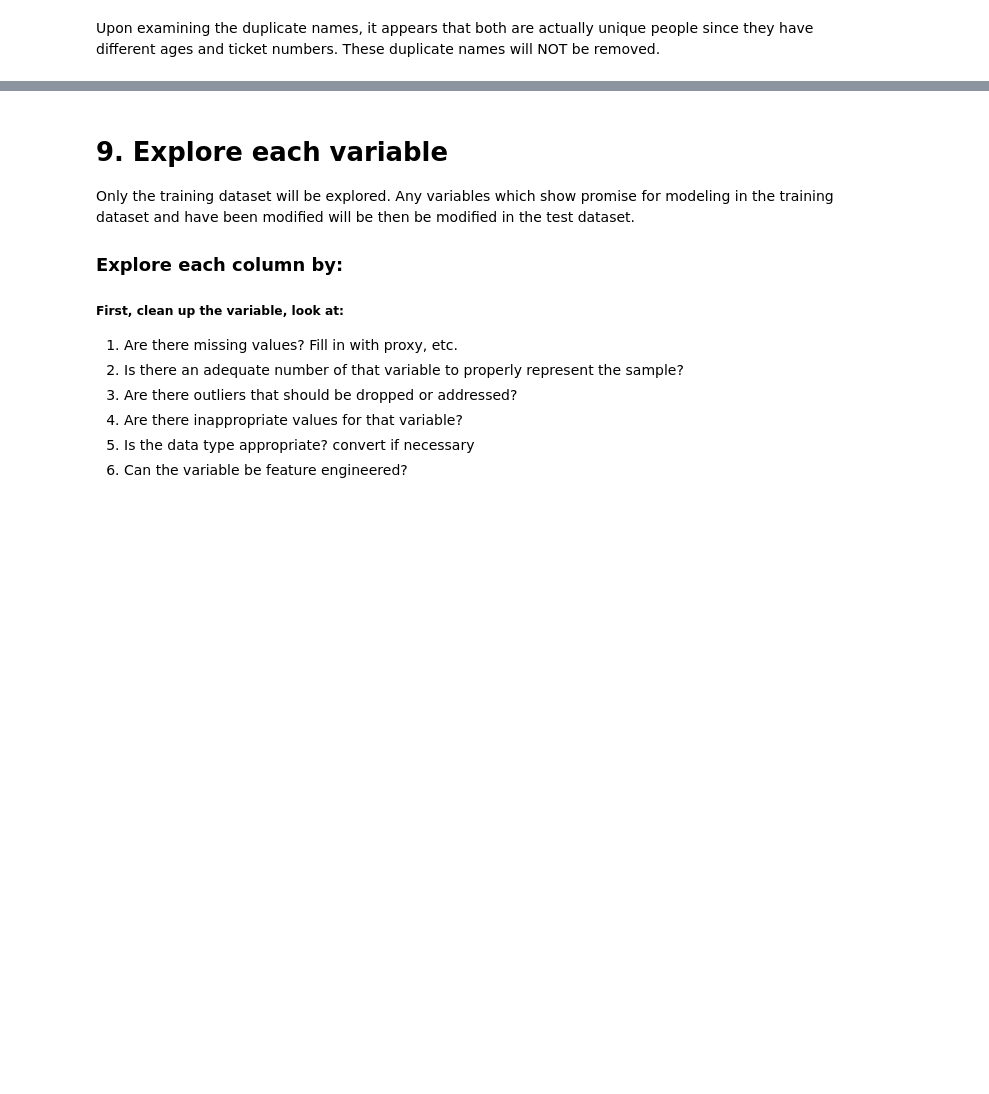
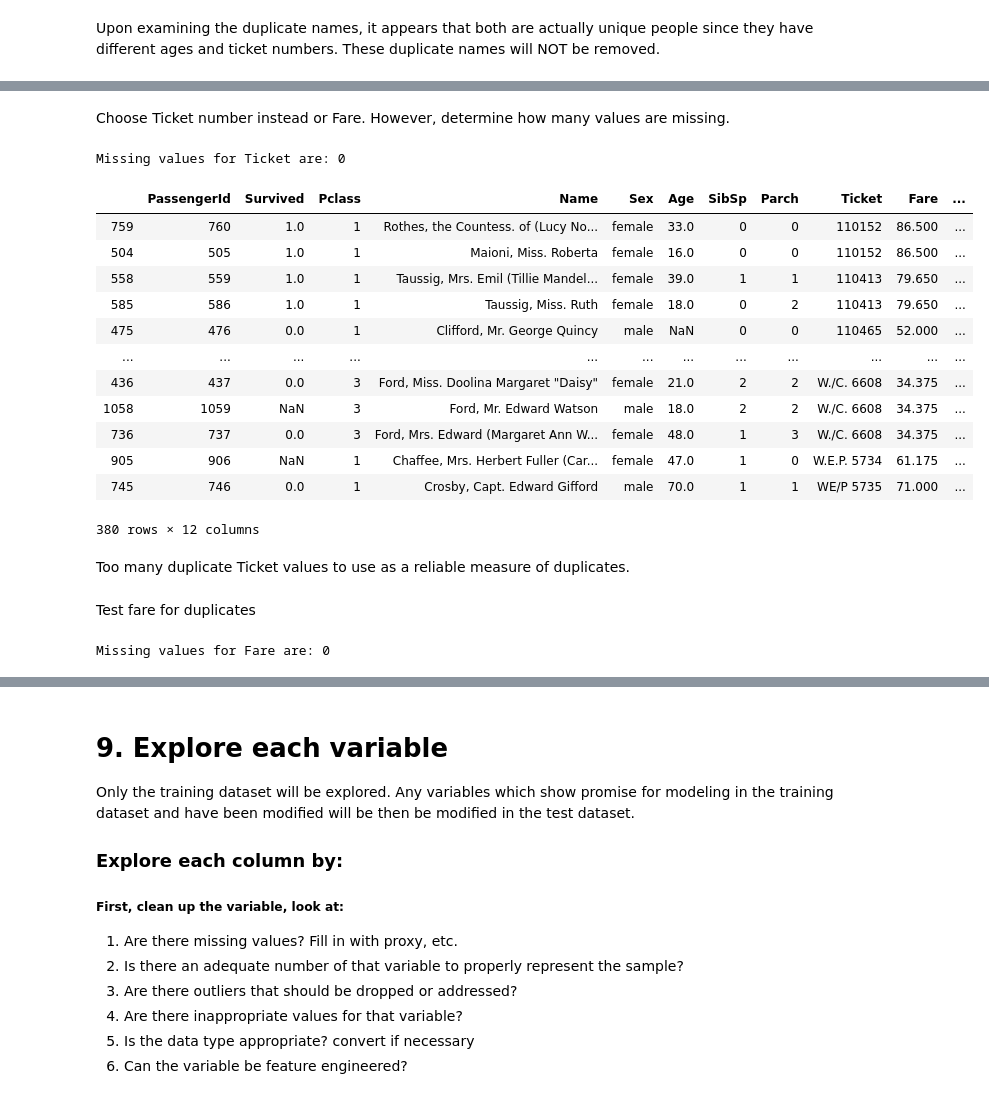
Before and after one commit to analyst8/titanic2020, a Jupyter notebook: titanic.ipynb, the cells around one changed output, grey strips where cells are left out. Cells and saved outputs as stored; diff of their text form; code cells hidden in the pictures; blank space fills up the shorter version.

```diff
--- a/titanic.ipynb
+++ b/titanic.ipynb
@@ -239,0 +256,38 @@ Upon examining the duplicate names, it appears that both are actually unique peo
+# %% [markdown]
+Choose Ticket number instead or Fare. However, determine how many values are missing.
+# %%
+# Determine how many values are missing
+# Do NOT want to use a variable that has a lot of missing values
+null_Ticket = train_df["Ticket"].isnull().sum()
+print("Missing values for Ticket are:", null_Ticket)
+# %% [output]
+Missing values for Ticket are: 0
+# %%
+duplicateTicket = combined_df[combined_df.duplicated(['Ticket'])]
+sortTicket = duplicateTicket.sort_values(by=['Ticket'])
+sortTicket
+# %% [output]
+|  | PassengerId | Survived | Pclass | Name | Sex | Age | SibSp | Parch | Ticket | Fare | ... |
+| 759 | 760 | 1.0 | 1 | Rothes, the Countess. of (Lucy No... | female | 33.0 | 0 | 0 | 110152 | 86.500 | ... |
+| 504 | 505 | 1.0 | 1 | Maioni, Miss. Roberta | female | 16.0 | 0 | 0 | 110152 | 86.500 | ... |
+| 558 | 559 | 1.0 | 1 | Taussig, Mrs. Emil (Tillie Mandel... | female | 39.0 | 1 | 1 | 110413 | 79.650 | ... |
+| 585 | 586 | 1.0 | 1 | Taussig, Miss. Ruth | female | 18.0 | 0 | 2 | 110413 | 79.650 | ... |
+| 475 | 476 | 0.0 | 1 | Clifford, Mr. George Quincy | male | NaN | 0 | 0 | 110465 | 52.000 | ... |
+| ... | ... | ... | ... | ... | ... | ... | ... | ... | ... | ... | ... |
+| 436 | 437 | 0.0 | 3 | Ford, Miss. Doolina Margaret "Daisy" | female | 21.0 | 2 | 2 | W./C. 6608 | 34.375 | ... |
+| 1058 | 1059 | NaN | 3 | Ford, Mr. Edward Watson | male | 18.0 | 2 | 2 | W./C. 6608 | 34.375 | ... |
+| 736 | 737 | 0.0 | 3 | Ford, Mrs. Edward (Margaret Ann W... | female | 48.0 | 1 | 3 | W./C. 6608 | 34.375 | ... |
+| 905 | 906 | NaN | 1 | Chaffee, Mrs. Herbert Fuller (Car... | female | 47.0 | 1 | 0 | W.E.P. 5734 | 61.175 | ... |
+| 745 | 746 | 0.0 | 1 | Crosby, Capt. Edward Gifford | male | 70.0 | 1 | 1 | WE/P 5735 | 71.000 | ... |
+380 rows × 12 columns
+# %% [markdown]
+Too many duplicate Ticket values to use as a reliable measure of duplicates.
+# %% [markdown]
+Test fare for duplicates
+# %%
+# Determine how many values are missing
+# Do NOT want to use a variable that has a lot of missing values
+null_Ticket = train_df["Fare"].isnull().sum()
+print("Missing values for Fare are:", null_Ticket)
+# %% [output]
+Missing values for Fare are: 0
```
Also changed, not shown: parts of 9 cells of this notebook.
